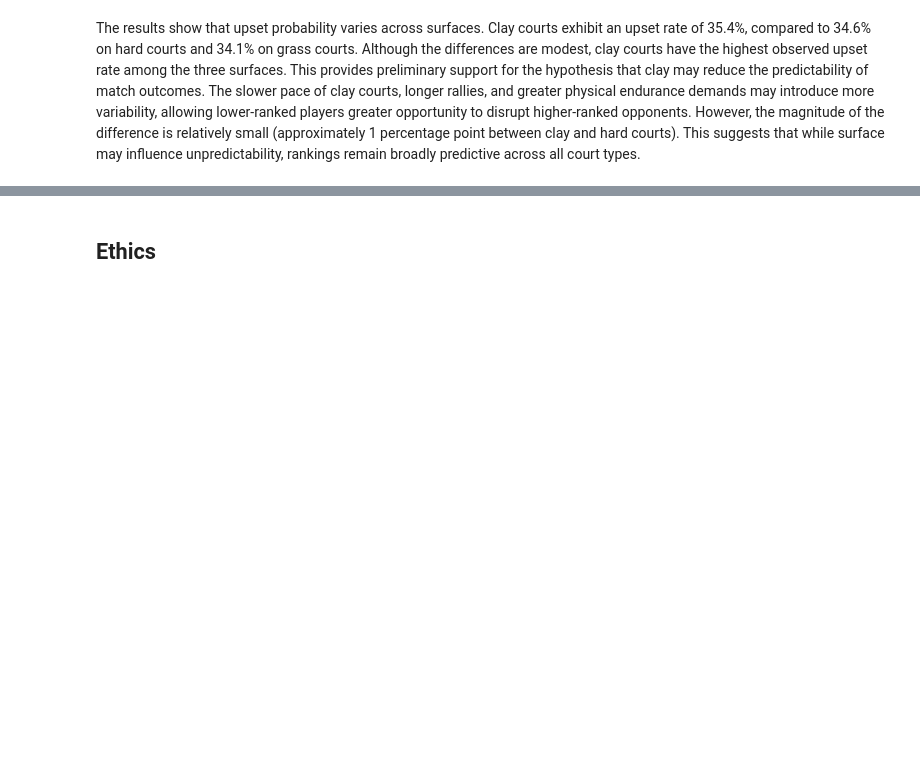
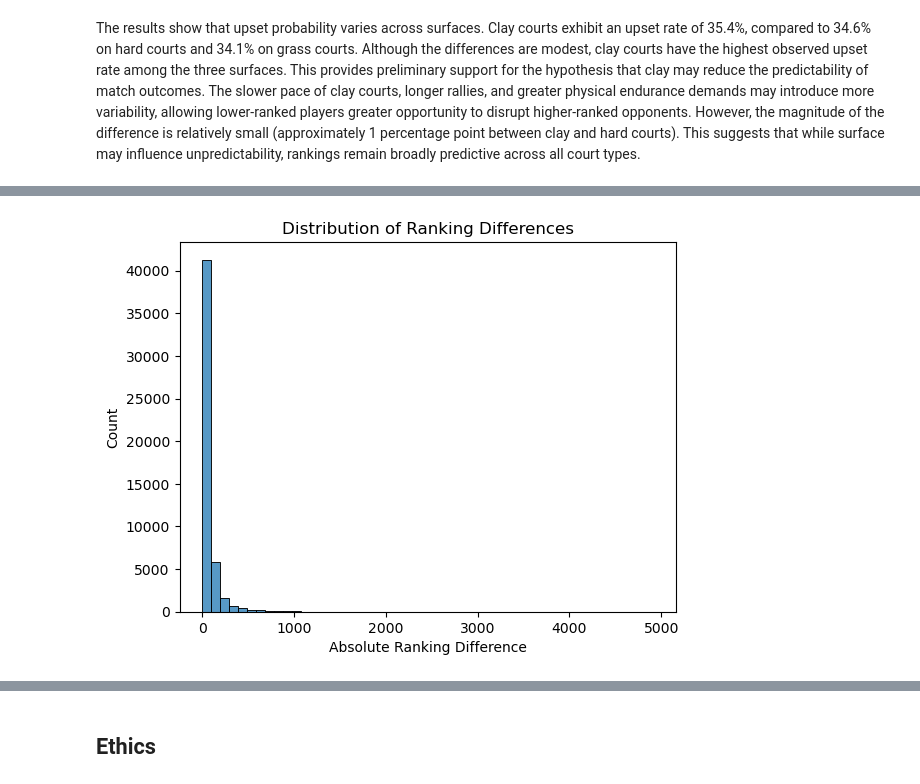
Before and after one commit to COGS108/Group027_WI26, a Jupyter notebook: 03-FinalProject.ipynb, the cells around one changed output, grey strips where cells are left out. Drawn from its saved outputs; the diff is of its cells as text; code cells hidden in the pictures; blank space fills up the shorter version.

```diff
--- a/03-FinalProject.ipynb
+++ b/03-FinalProject.ipynb
@@ -508,0 +580,10 @@ Some more words and stuff.  Remember notebooks work best if you interleave the c
+# %%
+sns.histplot(df['abs_rank_diff'], bins=50)
+
+plt.title("Distribution of Ranking Differences")
+plt.xlabel("Absolute Ranking Difference")
+plt.ylabel("Count")
+
+plt.show()
+# %% [output]
+[figure, added]
```
Also changed, not shown: parts of 42 cells of this notebook.
